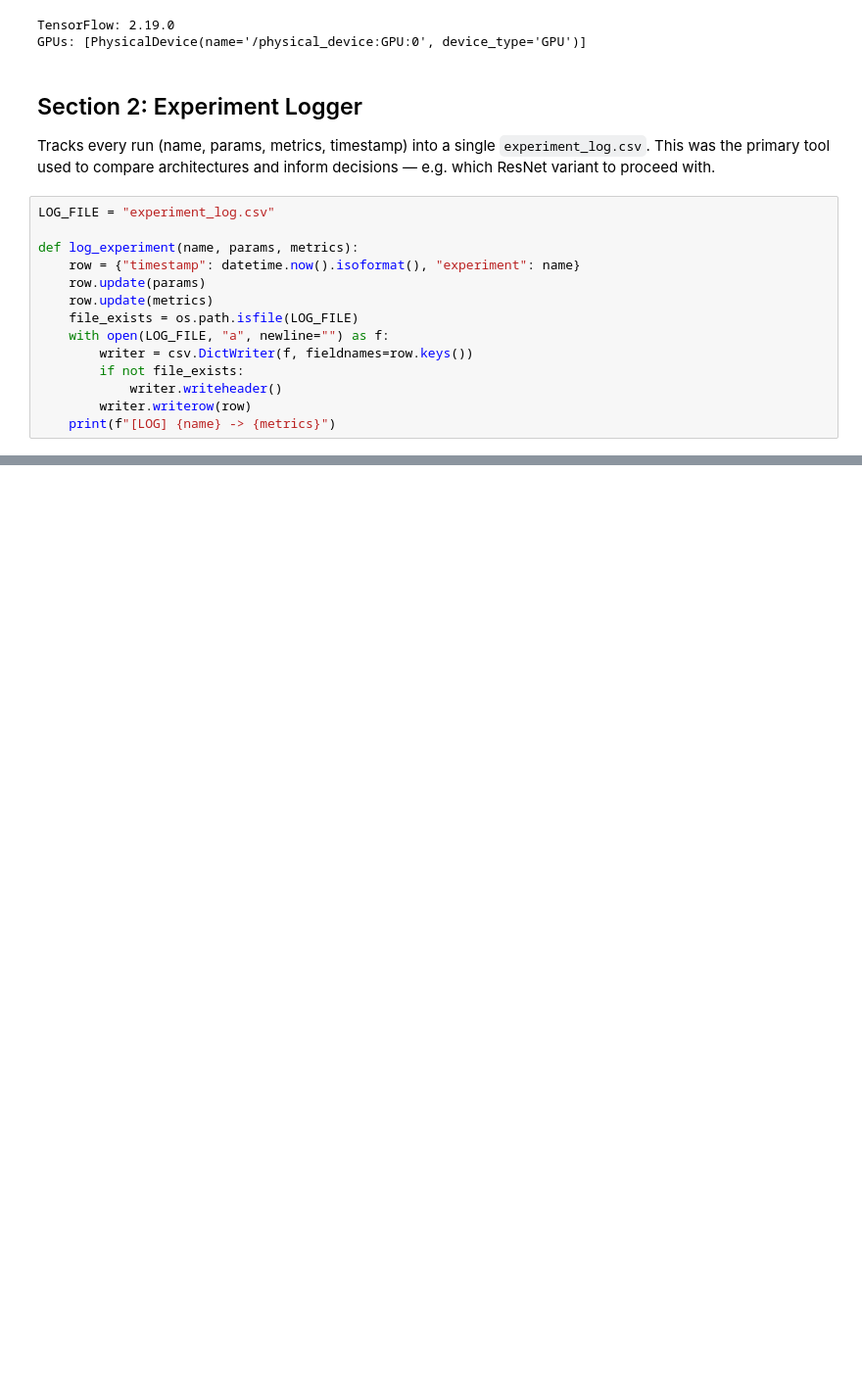
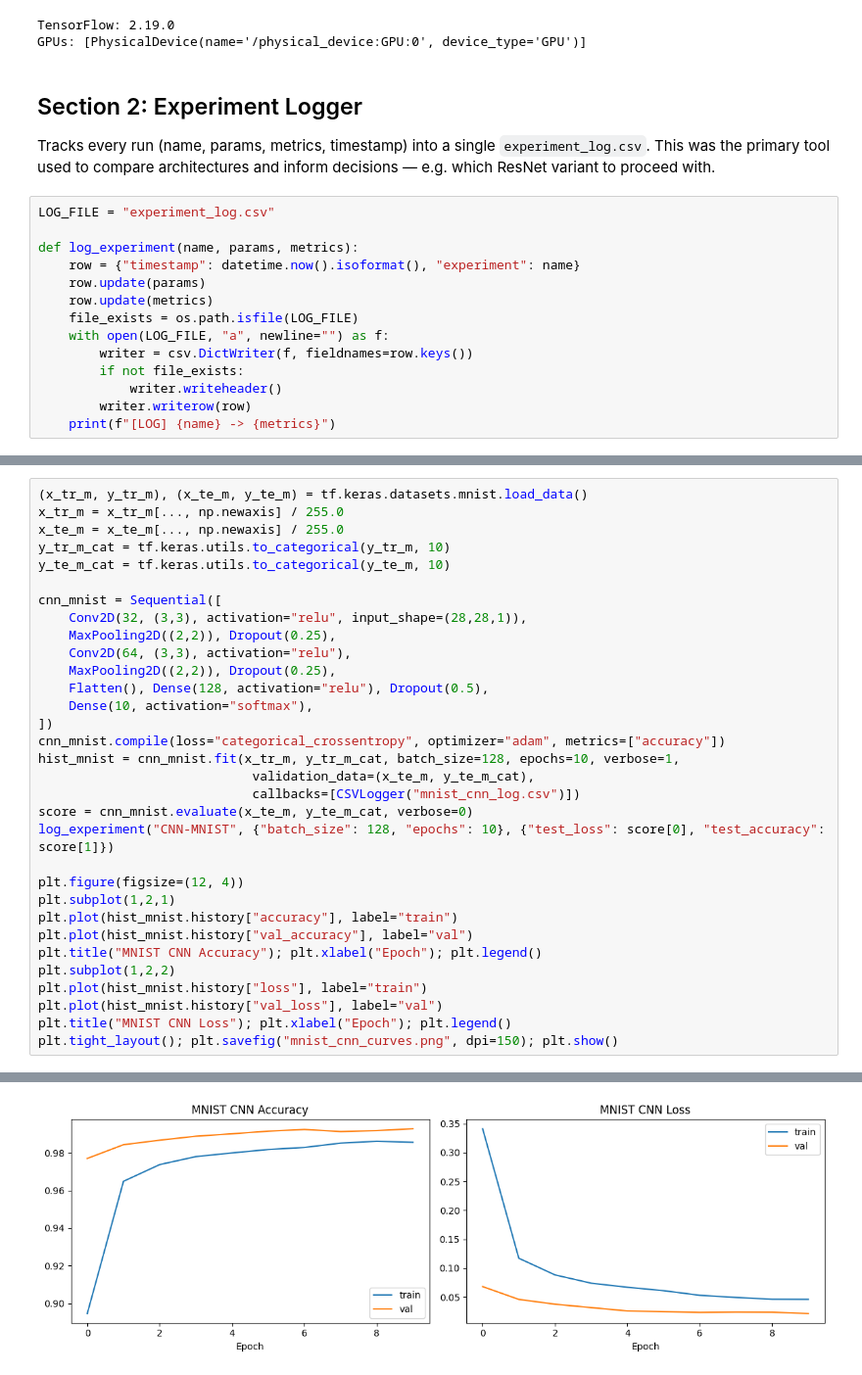
Before and after one commit to grandisaster/DL_course_homeworks, a Jupyter notebook: dl_course_homeworks_tikhonova.ipynb, the cells around one changed output, grey strips where cells are left out. Shown at 98% size. Drawn from its saved outputs; the diff is of its cells as text; blank space fills up the shorter version.

```diff
--- a/dl_course_homeworks_tikhonova.ipynb
+++ b/dl_course_homeworks_tikhonova.ipynb
@@ -66,0 +138,33 @@ def log_experiment(name, params, metrics):
+# %%
+(x_tr_m, y_tr_m), (x_te_m, y_te_m) = tf.keras.datasets.mnist.load_data()
+x_tr_m = x_tr_m[..., np.newaxis] / 255.0
+x_te_m = x_te_m[..., np.newaxis] / 255.0
+y_tr_m_cat = tf.keras.utils.to_categorical(y_tr_m, 10)
+y_te_m_cat = tf.keras.utils.to_categorical(y_te_m, 10)
+
+cnn_mnist = Sequential([
+    Conv2D(32, (3,3), activation="relu", input_shape=(28,28,1)),
+    MaxPooling2D((2,2)), Dropout(0.25),
+    Conv2D(64, (3,3), activation="relu"),
+    MaxPooling2D((2,2)), Dropout(0.25),
+    Flatten(), Dense(128, activation="relu"), Dropout(0.5),
+    Dense(10, activation="softmax"),
+])
+cnn_mnist.compile(loss="categorical_crossentropy", optimizer="adam", metrics=["accuracy"])
+hist_mnist = cnn_mnist.fit(x_tr_m, y_tr_m_cat, batch_size=128, epochs=10, verbose=1,
+                            validation_data=(x_te_m, y_te_m_cat),
+                            callbacks=[CSVLogger("mnist_cnn_log.csv")])
+score = cnn_mnist.evaluate(x_te_m, y_te_m_cat, verbose=0)
+log_experiment("CNN-MNIST", {"batch_size": 128, "epochs": 10}, {"test_loss": score[0], "test_accuracy": score[1]})
+
+plt.figure(figsize=(12, 4))
+plt.subplot(1,2,1)
+plt.plot(hist_mnist.history["accuracy"], label="train")
+plt.plot(hist_mnist.history["val_accuracy"], label="val")
+plt.title("MNIST CNN Accuracy"); plt.xlabel("Epoch"); plt.legend()
+plt.subplot(1,2,2)
+plt.plot(hist_mnist.history["loss"], label="train")
+plt.plot(hist_mnist.history["val_loss"], label="val")
+plt.title("MNIST CNN Loss"); plt.xlabel("Epoch"); plt.legend()
+plt.tight_layout(); plt.savefig("mnist_cnn_curves.png", dpi=150); plt.show()
+# %% [output]
@@ -66,0 +190 @@ def log_experiment(name, params, metrics):
+[figure, added]
```
Also changed, not shown: parts of 6 cells of this notebook.
